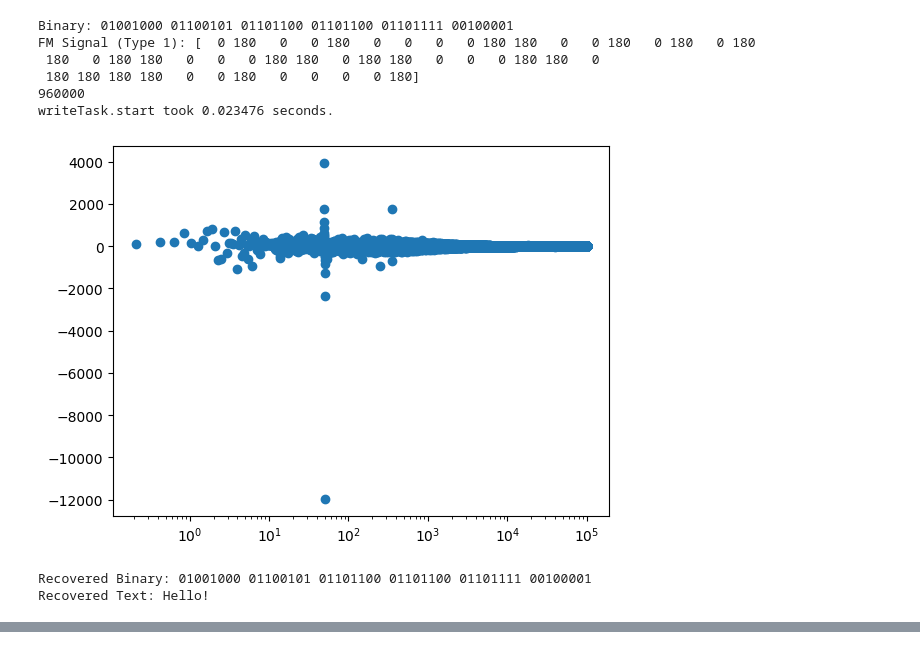
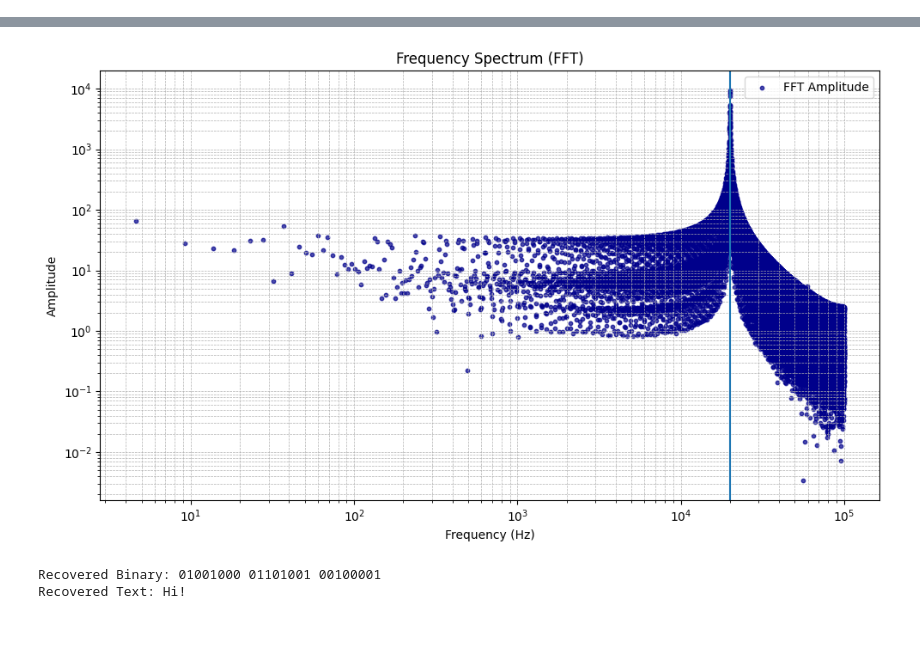
Before and after one commit to GingerBF/PE3--bobo-damster-, a Jupyter notebook: sessiecode/mydaq_tests.ipynb, the cells around one changed output, grey strips where cells are left out. Saved outputs shown, nothing was run; the diff lists cells and outputs as text; code cells hidden in the pictures.

```diff
--- a/sessiecode/mydaq_tests.ipynb
+++ b/sessiecode/mydaq_tests.ipynb
@@ -27,36 +25,46 @@ daq.write(signal, 'AO0')
+# %%
+PM = PMConverter()
+daq = MyDAQ()
 # %%
-PM = PMConverter()
-text = "Hello!"
+daq.name = 'MyDAQ1'
+daq.samplerate = int(2e5)
+read_channel = 'AI0'
+write_channel = 'AO0'
+carrierFrequency = 2e4
+amplitude = 2
 
+text = "Hi!"
 binary = PM.text_to_binary(text)
-print("Binary:", binary)
+fm_signal = PM.binary_to_pm(binary, fmType=1)
 
-fm_signal = PM.binary_to_pm(binary, fmType=1)
-print("FM Signal (Type 1):", fm_signal)
-
-voltages = PM.pm_to_voltage_array(fm_signal, 20000, freq, daq.samplerate, amplitude)
-#voltages = signal
-print(len(voltages))
-data = daq.readwrite(voltages, read_channel, write_channel)
-
-fft = np.fft.rfft(data)
-freqs = np.fft.rfftfreq(len(data), 1/daq.samplerate)
-plt.scatter(freqs, fft)
-plt.xscale('log')
-plt.show()
-
-binary_back = PM.pm_to_binary(fm_signal, fmType=1)
-print("Recovered Binary:", binary_back)
-
-text_back = PM.binary_to_text(binary_back)
-print("Recovered Text:", text_back)
+voltages = PM.pm_to_voltage_array(fm_signal, sps=2000, f=carrierFrequency, fs=daq.samplerate, A=amplitude)
-# %% [output]
-Binary: 01001000 01100101 01101100 01101100 01101111 00100001
-FM Signal (Type 1): [  0 180   0   0 180   0   0   0   0 180 180   0   0 180   0 180   0 180
- 180   0 180 180   0   0   0 180 180   0 180 180   0   0   0 180 180   0
- 180 180 180 180   0   0 180   0   0   0   0 180]
-960000
-writeTask.start took 0.023476 seconds.
-[figure, removed]
-Recovered Binary: 01001000 01100101 01101100 01101100 01101111 00100001
-Recovered Text: Hello!
+# %%
+print(len(voltages))
+data = daq.readwrite(voltages, read_channel, write_channel)
+
+window = np.hanning(len(data))
+windowed_data = data * window
+fft = np.fft.rfft(windowed_data)
+freqs = np.fft.rfftfreq(len(data), 1 / daq.samplerate)
+amplitude = np.abs(fft)
+
+# Plot
+plt.figure(figsize=(10, 6))
+plt.scatter(freqs, amplitude, s=10, color='darkblue', alpha=0.7, label='FFT Amplitude')
+plt.axvline(carrierFrequency)
+plt.xscale('log')
+plt.yscale('log')  # Optional: helps when amplitudes span multiple orders
+plt.xlabel('Frequency (Hz)')
+plt.ylabel('Amplitude')
+plt.title('Frequency Spectrum (FFT)')
+plt.grid(True, which='both', linestyle='--', linewidth=0.5)
+plt.legend()
+plt.tight_layout()
+plt.show()
+
+binary_back = PM.pm_to_binary(fm_signal, fmType=1)
+print("Recovered Binary:", binary_back)
+
+text_back = PM.binary_to_text(binary_back)
+print("Recovered Text:", text_back)
+# %% [output]
@@ -62,0 +73,3 @@ Recovered Text: Hello!
+[figure, added]
+Recovered Binary: 01001000 01101001 00100001
+Recovered Text: Hi!
```
Also changed, not shown: parts of 5 cells of this notebook, 1 other file.
